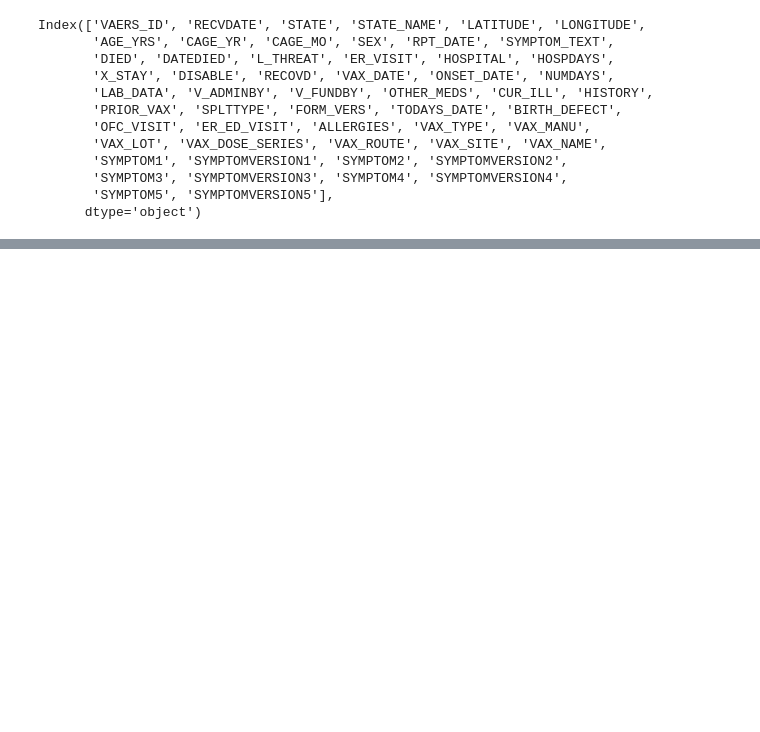
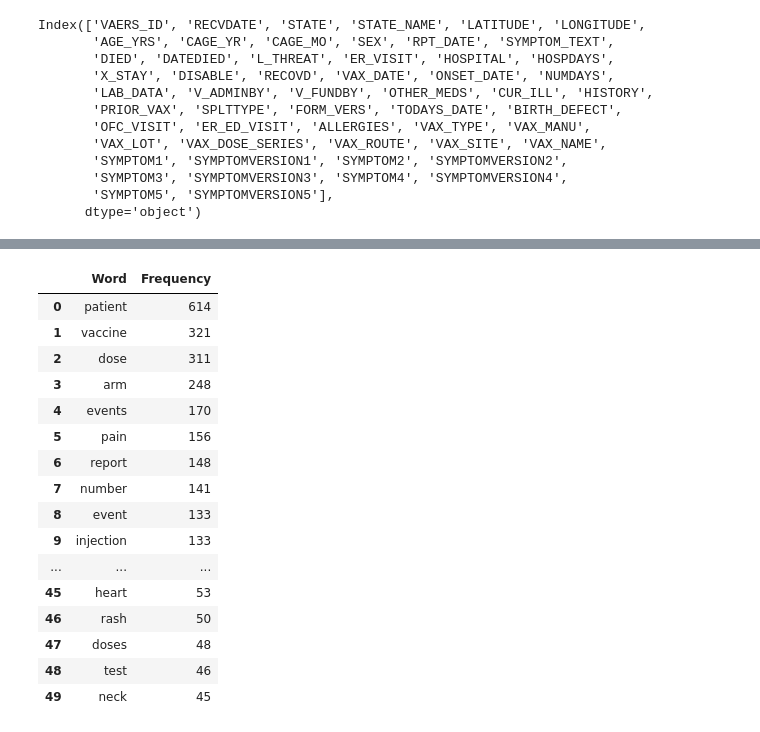
Before and after one commit to verocastillo/vae-watcher, a Jupyter notebook: machine-learning/text-analysis.ipynb, the cells around one changed output, grey strips where cells are left out. Saved outputs shown, nothing was run; the diff lists cells and outputs as text; code cells hidden in the pictures; blank space fills up the shorter version.

```diff
--- a/machine-learning/text-analysis.ipynb
+++ b/machine-learning/text-analysis.ipynb
@@ -60,0 +93,34 @@ print(counter.most_common(50))
+# %%
+# Frequency grouping of list elements
+res = []
+temp = dict()
+for ele in nouns:
+    if ele in temp:
+        temp[ele] = temp[ele] + 1
+    else :
+        temp[ele] = 1
+for key in temp:
+    res.append((key, temp[key]))
+dff = pd.DataFrame(res)
+dff = dff.sort_values(by=1,ascending=False)
+dff = dff.rename(columns={0: "Word", 1: "Frequency"})
+dff = dff.reset_index(drop=True)
+dff.head(50)
+# %% [output]
+|  | Word | Frequency |
+| 0 | patient | 614 |
+| 1 | vaccine | 321 |
+| 2 | dose | 311 |
+| 3 | arm | 248 |
+| 4 | events | 170 |
+| 5 | pain | 156 |
+| 6 | report | 148 |
+| 7 | number | 141 |
+| 8 | event | 133 |
+| 9 | injection | 133 |
+| ... | ... | ... |
+| 45 | heart | 53 |
+| 46 | rash | 50 |
+| 47 | doses | 48 |
+| 48 | test | 46 |
+| 49 | neck | 45 |
```
Also changed, not shown: parts of 9 cells of this notebook, 1 other file.
